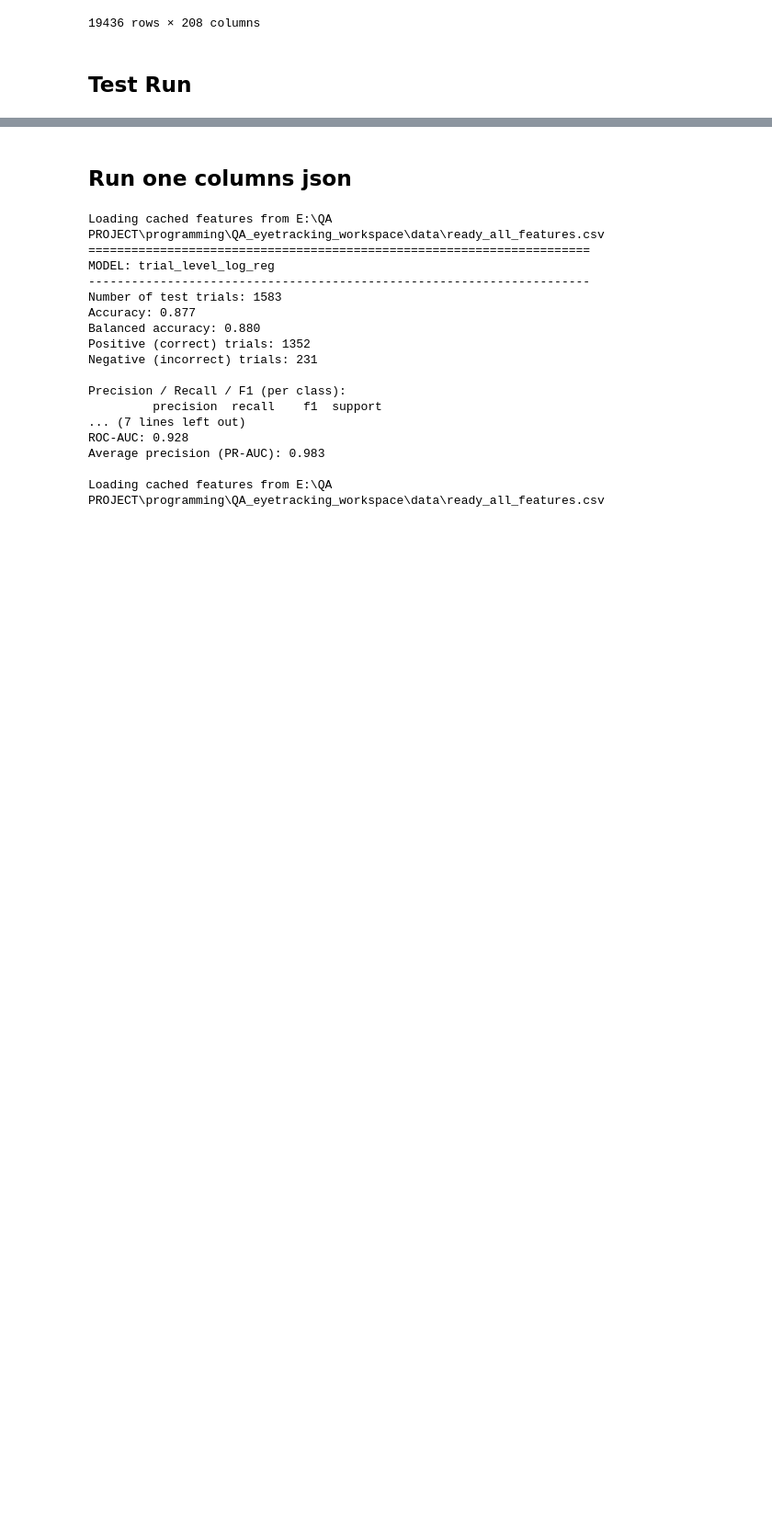
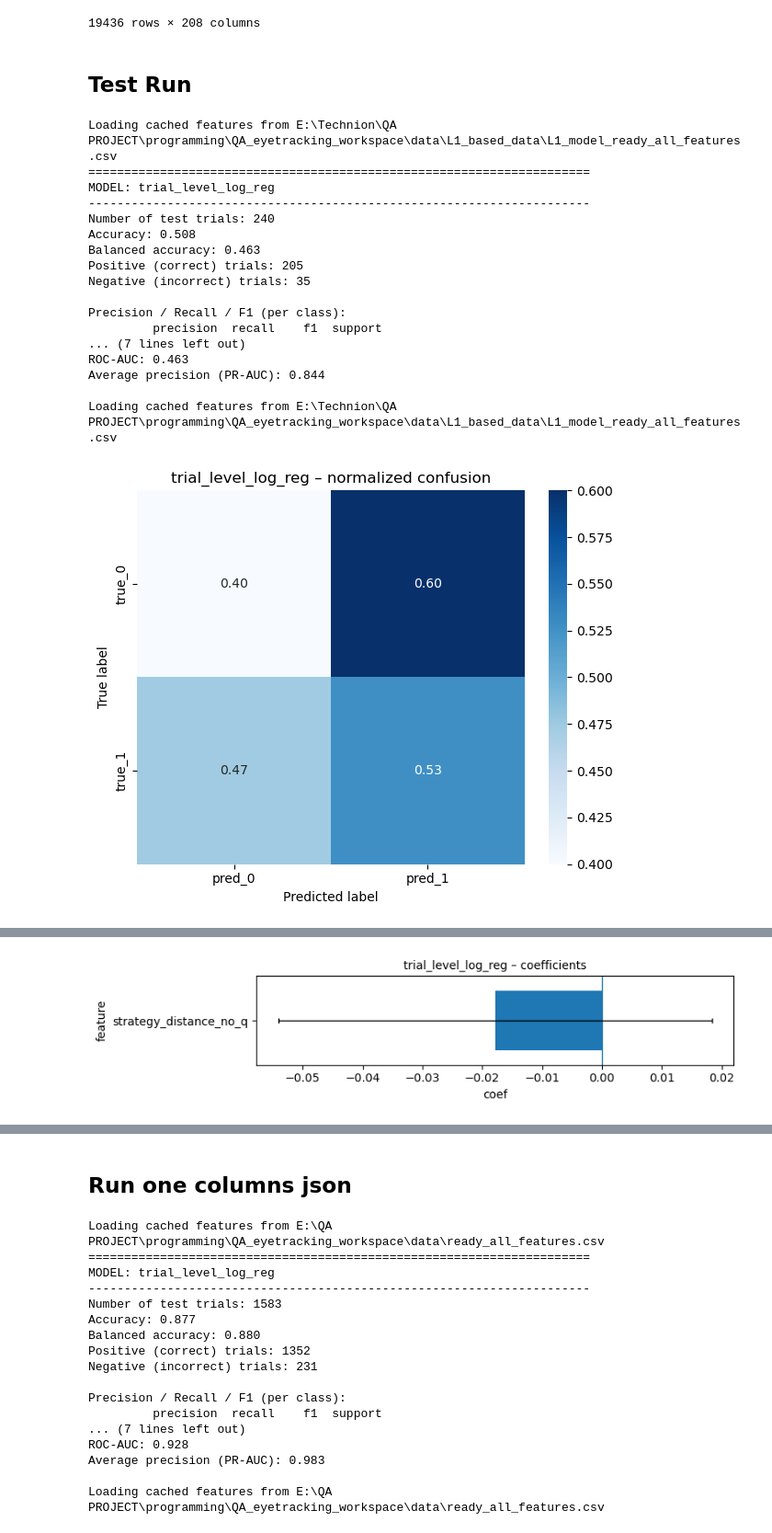
Before and after one commit to Mormorfor/QA_eyetracking, a Jupyter notebook: notebooks/answer_corr_prediction.ipynb, the cells around one changed output, grey strips where cells are left out. Shown at 92% size. Drawn from its saved outputs; the diff is of its cells as text; code cells hidden in the pictures; blank space fills up the shorter version.

```diff
--- a/notebooks/answer_corr_prediction.ipynb
+++ b/notebooks/answer_corr_prediction.ipynb
@@ -97,3 +176,38 @@ trial_df
 19436 rows × 208 columns
 # %% [markdown]
 ## Test Run
+# %%
+out_logreg = run_full_features_correctness_bundle(
+    df=all_participants,
+    feature_cols= ['strategy_distance_no_q'],
+    test_regimes=["both"],
+    test_split="test",
+    paper_dirs=PAPER_DIRS,
+    subdir="",
+    run_identifier="",
+    save=False,
+
+    coef_ci_method="wald",
+    coef_ci_cluster="row",
+
+    coef_figsize = (8, 2)
+)
+# %% [output]
+Loading cached features from E:\Technion\QA PROJECT\programming\QA_eyetracking_workspace\data\L1_based_data\L1_model_ready_all_features.csv
+======================================================================
+MODEL: trial_level_log_reg
+----------------------------------------------------------------------
+Number of test trials: 240
+Accuracy: 0.508
+Balanced accuracy: 0.463
+Positive (correct) trials: 205
+Negative (incorrect) trials: 35
+
+Precision / Recall / F1 (per class):
+         precision  recall    f1  support
+... (7 lines left out)
+ROC-AUC: 0.463
+Average precision (PR-AUC): 0.844
+
+Loading cached features from E:\Technion\QA PROJECT\programming\QA_eyetracking_workspace\data\L1_based_data\L1_model_ready_all_features.csv
+[figure, added]
@@ -99,0 +216 @@ trial_df
+[figure, added]
```
Also changed, not shown: parts of 2 cells of this notebook, 1 other file.
